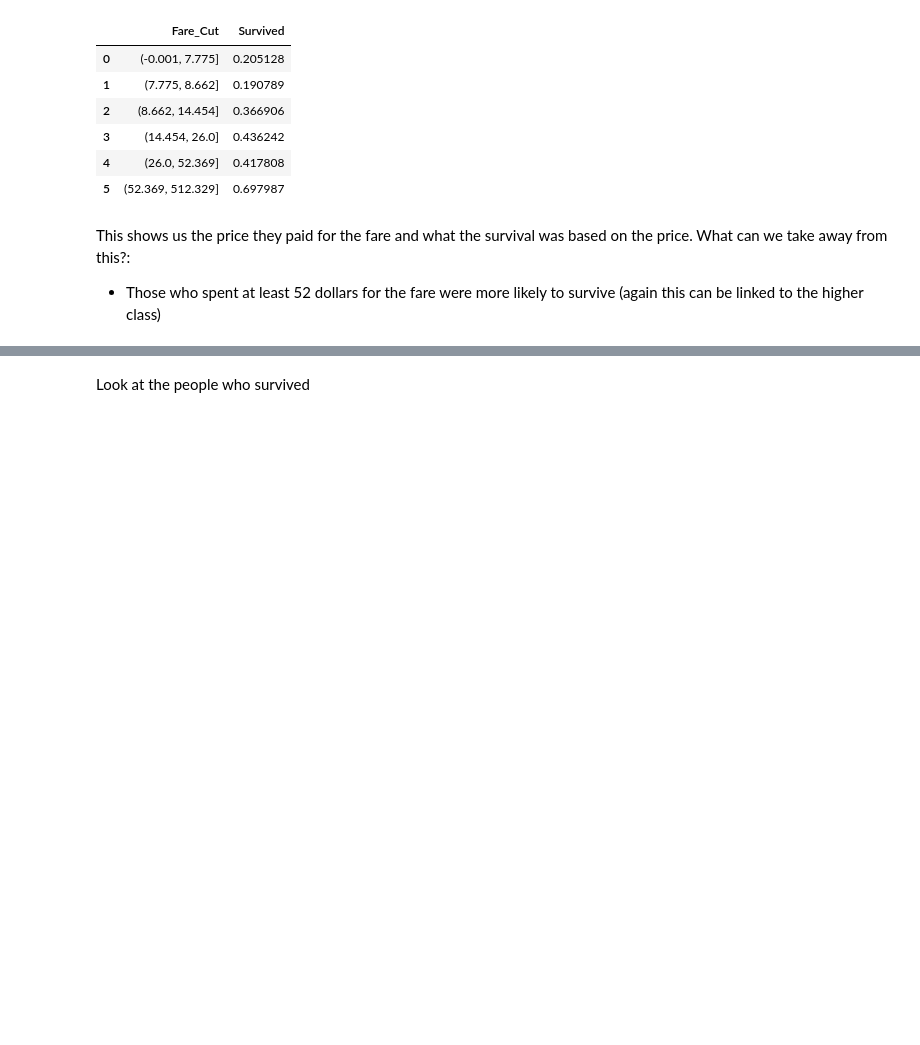
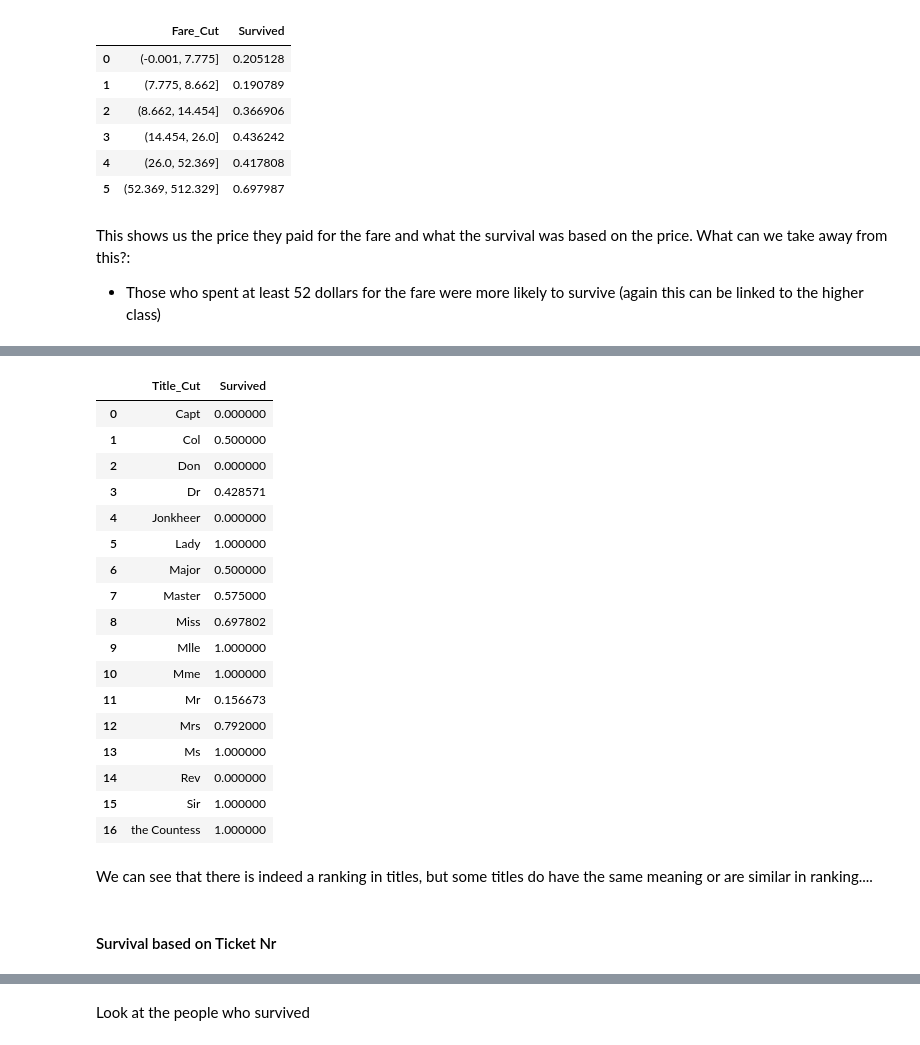
Before and after one commit to farahyakoubi-vives/ML_Assignment, a Jupyter notebook: Farah_Yakoubi.ipynb, the cells around one changed output, grey strips where cells are left out. Cells and saved outputs as stored; diff of their text form; code cells hidden in the pictures; blank space fills up the shorter version.

```diff
--- a/Farah_Yakoubi.ipynb
+++ b/Farah_Yakoubi.ipynb
@@ -434,0 +431,17 @@ What can we take away from this?:
+# %%
+#make bins for fare
+df_train.loc[df_train['Fare']<=7.775, 'Fare'] = 0
+df_train.loc[(df_train['Fare']> 7.775) & (df_train['Fare']<=8.662), 'Fare'] = 1
+df_train.loc[(df_train['Fare']> 8.662) & (df_train['Fare']<=14.454), 'Fare'] = 2
+df_train.loc[(df_train['Fare']> 14.454) & (df_train['Fare']<=26), 'Fare'] = 3
+df_train.loc[(df_train['Fare']> 26) & (df_train['Fare']<=52.369), 'Fare'] = 4
+df_train.loc[(df_train['Fare']> 52.369) & (df_train['Fare']<=512.329), 'Fare'] = 5
+df_train.loc[df_train['Fare'] > 512.329, 'Fare'] = 6
+
+df_test.loc[df_test['Fare']<=7.775, 'Fare'] = 0
+df_test.loc[(df_test['Fare']> 7.775) & (df_test['Fare']<=8.662), 'Fare'] = 1
+df_test.loc[(df_test['Fare']> 8.662) & (df_test['Fare']<=14.454), 'Fare'] = 2
+df_test.loc[(df_test['Fare']> 14.454) & (df_test['Fare']<=26), 'Fare'] = 3
+df_test.loc[(df_test['Fare']> 26) & (df_test['Fare']<=52.369), 'Fare'] = 4
+df_test.loc[(df_test['Fare']> 52.369) & (df_test['Fare']<=512.329), 'Fare'] = 5
+df_test.loc[df_test['Fare'] > 512.329, 'Fare'] = 6
@@ -434,0 +452,4 @@ What can we take away from this?:
+# %%
+df_train['Title_Cut'] = df_train['Name'].str.split(pat=",", expand=True)[1].str.split(pat=".", expand=True)[0].str.strip()
+df_test['Title_Cut'] = df_test['Name'].str.split(pat=",", expand=True)[1].str.split(pat=",", expand=True)[0].str.strip()
+print(df_train['Title_Cut'])
@@ -434,0 +469,25 @@ What can we take away from this?:
+# %%
+df_train.groupby(['Title_Cut'], as_index=False)['Survived'].mean()
+# %% [output]
+|  | Title_Cut | Survived |
+| 0 | Capt | 0.000000 |
+| 1 | Col | 0.500000 |
+| 2 | Don | 0.000000 |
+| 3 | Dr | 0.428571 |
+| 4 | Jonkheer | 0.000000 |
+| 5 | Lady | 1.000000 |
+| 6 | Major | 0.500000 |
+| 7 | Master | 0.575000 |
+| 8 | Miss | 0.697802 |
+| 9 | Mlle | 1.000000 |
+| 10 | Mme | 1.000000 |
+| 11 | Mr | 0.156673 |
+| 12 | Mrs | 0.792000 |
+| 13 | Ms | 1.000000 |
+| 14 | Rev | 0.000000 |
+| 15 | Sir | 1.000000 |
+| 16 | the Countess | 1.000000 |
+# %% [markdown]
+We can see that there is indeed a ranking in titles, but some titles do have the same meaning or are similar in ranking....
+# %% [markdown]
+#### Survival based on Ticket Nr
```
Also changed, not shown: parts of 13 cells of this notebook.
